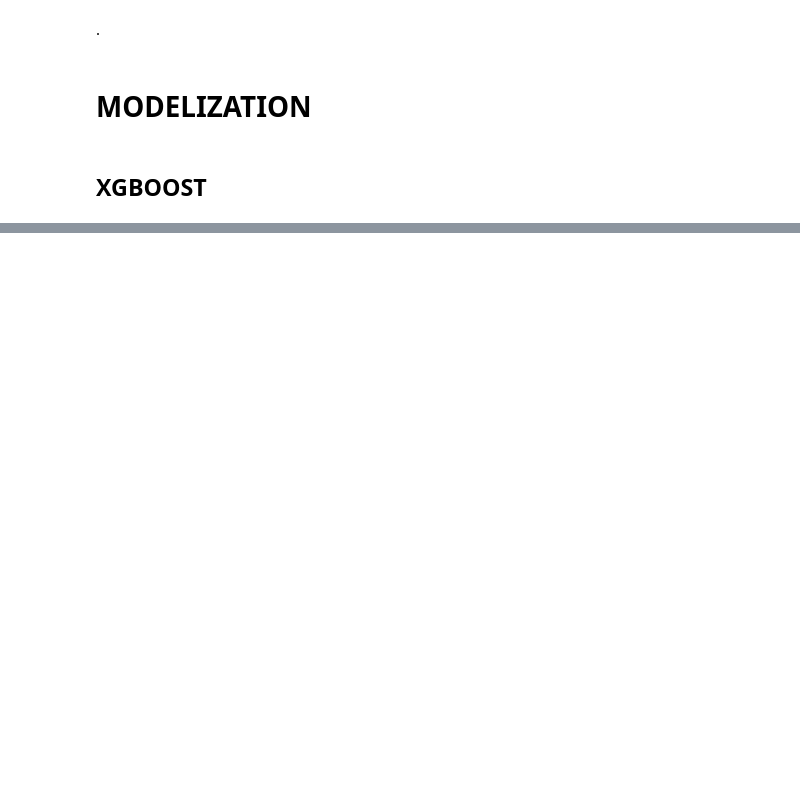
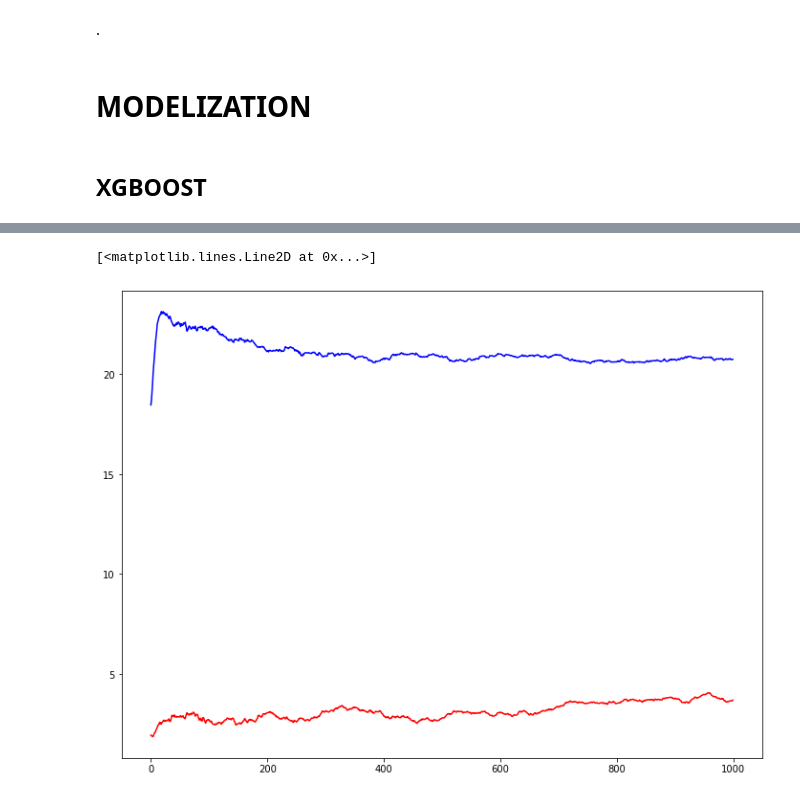
Before and after one commit to BenoCharlo/Sendy, a Jupyter notebook: sendy_modelization.ipynb, the cells around one changed output, grey strips where cells are left out. Drawn from its saved outputs; the diff is of its cells as text; code cells hidden in the pictures; blank space fills up the shorter version.

```diff
--- a/sendy_modelization.ipynb
+++ b/sendy_modelization.ipynb
@@ -110,0 +128,8 @@ param['eval_metric'] = 'auc'
+# %%
+plt.figure(figsize=(12,9))
+
+plt.plot(cv_rmse_xgb['train-rmse-std'], color="red")
+plt.plot(cv_rmse_xgb['test-rmse-std'], color="blue")
+# %% [output]
+[<matplotlib.lines.Line2D at 0x...>]
+[figure, added]
```
Also changed, not shown: parts of 7 cells of this notebook, 1 other file.
